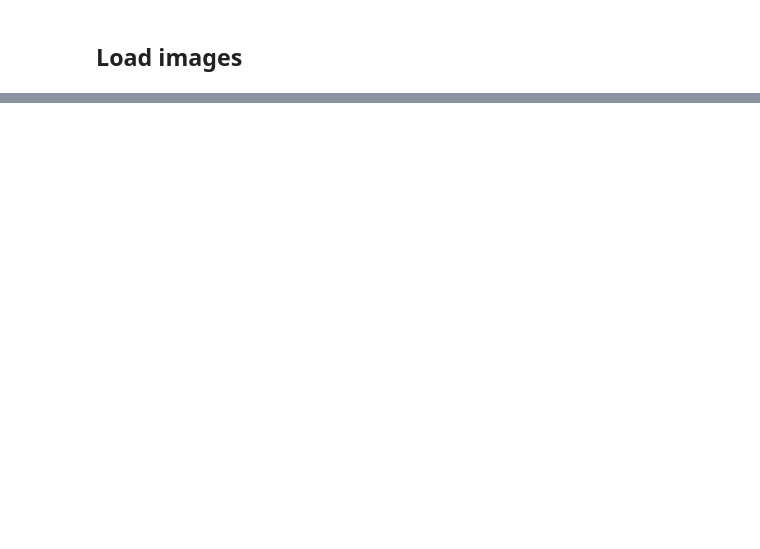
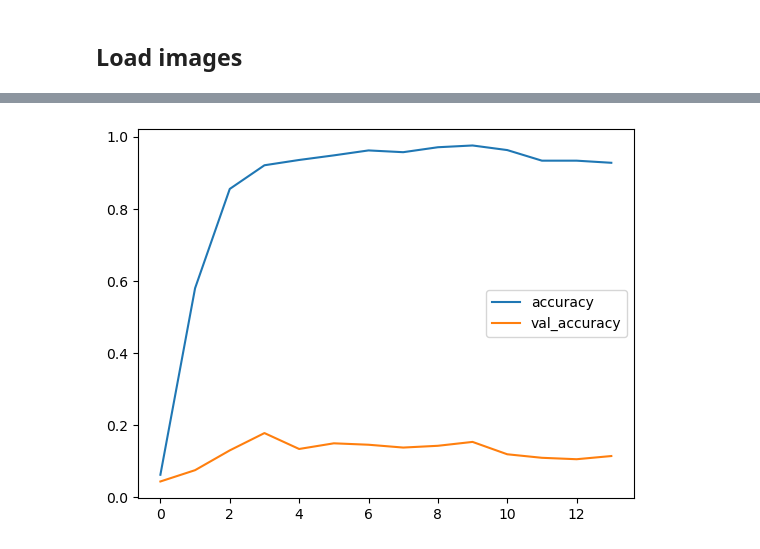
Before and after one commit to hanh-nguyen/flowers, a Jupyter notebook: CNN_from_scratch.ipynb, the cells around one changed output, grey strips where cells are left out. Drawn from its saved outputs; the diff is of its cells as text; code cells hidden in the pictures; blank space fills up the shorter version.

```diff
--- a/CNN_from_scratch.ipynb
+++ b/CNN_from_scratch.ipynb
@@ -137,0 +124,4 @@ Best Validation Accuracy: 0.1931
+# %%
+history_df.loc[:, ['accuracy', 'val_accuracy']].plot();
+# %% [output]
+[figure, added]
```
Also changed, not shown: parts of 14 cells of this notebook, 3 other files.
